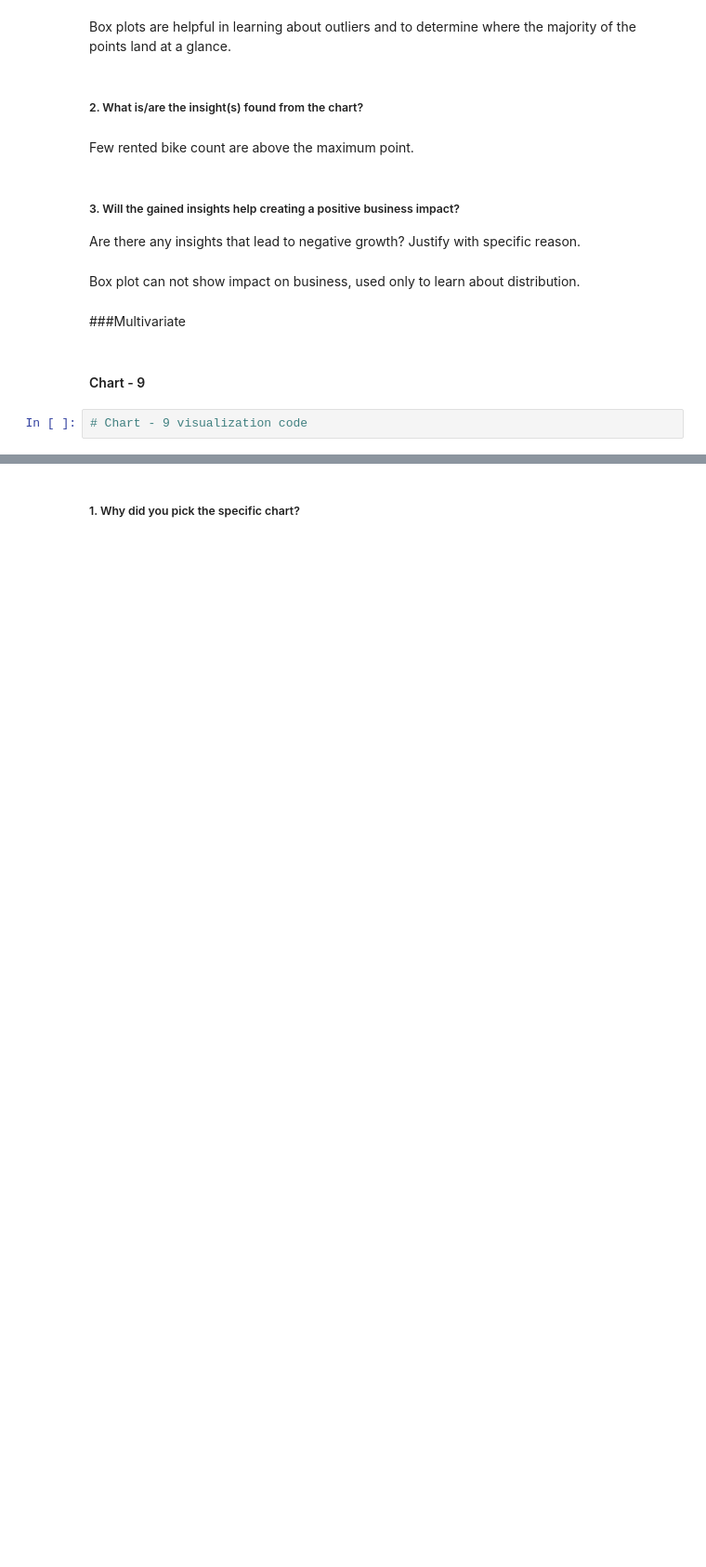
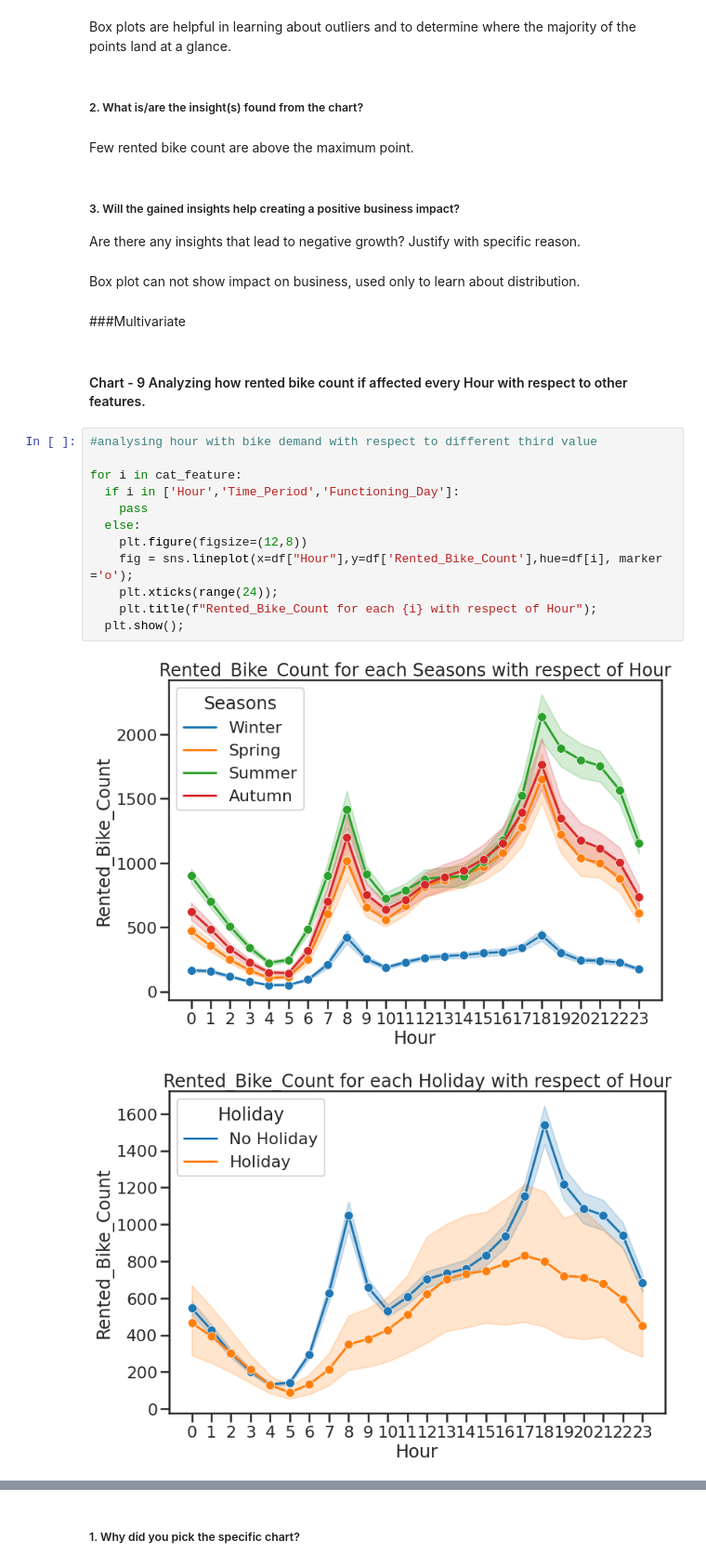
Before and after one commit to abhinav4201/Regression-Bike-Sharing-Demand-Prediction, a Jupyter notebook: Supervised_Regression_Bike_Demand_Prediction_Capstone_2.ipynb, the cells around one changed output, grey strips where cells are left out. Shown at 93% size. Drawn from its saved outputs; the diff is of its cells as text; blank space fills up the shorter version.

Commit message:
Completed Data Visualization

```diff
--- a/Supervised_Regression_Bike_Demand_Prediction_Capstone_2.ipynb
+++ b/Supervised_Regression_Bike_Demand_Prediction_Capstone_2.ipynb
@@ -925,7 +921,20 @@ Are there any insights that lead to negative growth? Justify with specific reaso
 Box plot can not show impact on business, used only to learn about distribution.
 # %% [markdown]
 ###Multivariate
-# %% [markdown]
-#### Chart - 9
-# %%
-# Chart - 9 visualization code
+# %% [markdown]
+#### Chart - 9 Analyzing how rented bike count if affected every Hour with respect to other features.
+# %%
+#analysing hour with bike demand with respect to different third value
+
+for i in cat_feature:
+  if i in ['Hour','Time_Period','Functioning_Day']:
+    pass
+  else:
+    plt.figure(figsize=(12,8))
+    fig = sns.lineplot(x=df["Hour"],y=df['Rented_Bike_Count'],hue=df[i], marker ='o');
+    plt.xticks(range(24));
+    plt.title(f"Rented_Bike_Count for each {i} with respect of Hour");
+  plt.show();
+# %% [output]
+[figure, added]
+[figure, added]
```
Also changed, not shown: parts of 57 cells of this notebook.
